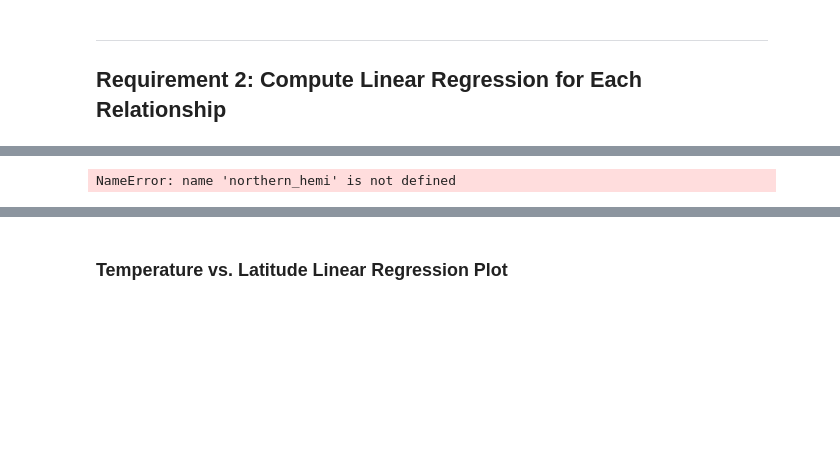
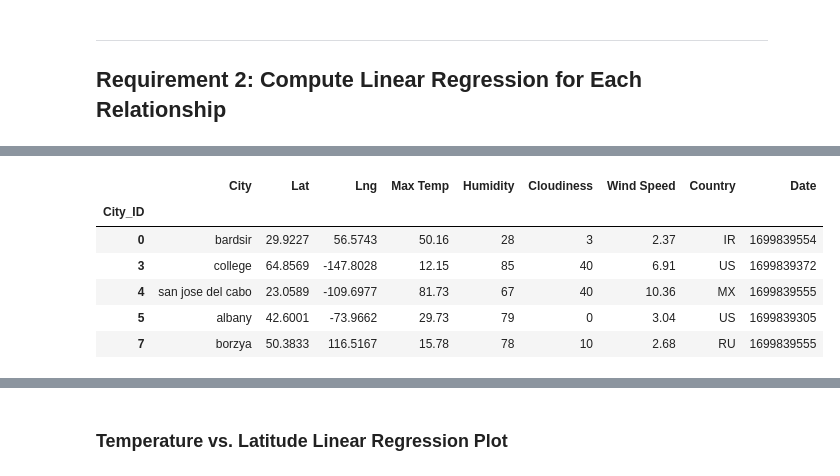
Before and after one commit to jnnfrwht14/Module6_API, a Jupyter notebook: WeatherPy.ipynb, the cells around one changed output, grey strips where cells are left out. Drawn from its saved outputs; the diff is of its cells as text; code cells hidden in the pictures; blank space fills up the shorter version.

```diff
--- a/WeatherPy.ipynb
+++ b/WeatherPy.ipynb
@@ -302,10 +303,17 @@ The r-value is: 0.011832876171762824
 # %%
 # Create a DataFrame with the Northern Hemisphere data (Latitude >= 0)
-northern_hemi_df = pd.DataFrame(northern_hemi)
+northern_hemi_df = city_data_df.copy()
+northern_hemi_df = northern_hemi_df.loc[northern_hemi_df["Lat"] >= 0,:]
 
 # Display sample data
 northern_hemi_df.head()
 # %% [output]
-NameError: name 'northern_hemi' is not defined
+|  | City | Lat | Lng | Max Temp | Humidity | Cloudiness | Wind Speed | Country | Date |
+| City_ID |  |  |  |  |  |  |  |  |  |
+| 0 | bardsir | 29.9227 | 56.5743 | 50.16 | 28 | 3 | 2.37 | IR | 1699839554 |
+| 3 | college | 64.8569 | -147.8028 | 12.15 | 85 | 40 | 6.91 | US | 1699839372 |
+| 4 | san jose del cabo | 23.0589 | -109.6977 | 81.73 | 67 | 40 | 10.36 | MX | 1699839555 |
+| 5 | albany | 42.6001 | -73.9662 | 29.73 | 79 | 0 | 3.04 | US | 1699839305 |
+| 7 | borzya | 50.3833 | 116.5167 | 15.78 | 78 | 10 | 2.68 | RU | 1699839555 |
 # %%
 # Create a DataFrame with the Southern Hemisphere data (Latitude < 0)
```
Also changed, not shown: parts of 27 cells of this notebook, 6 other files.
